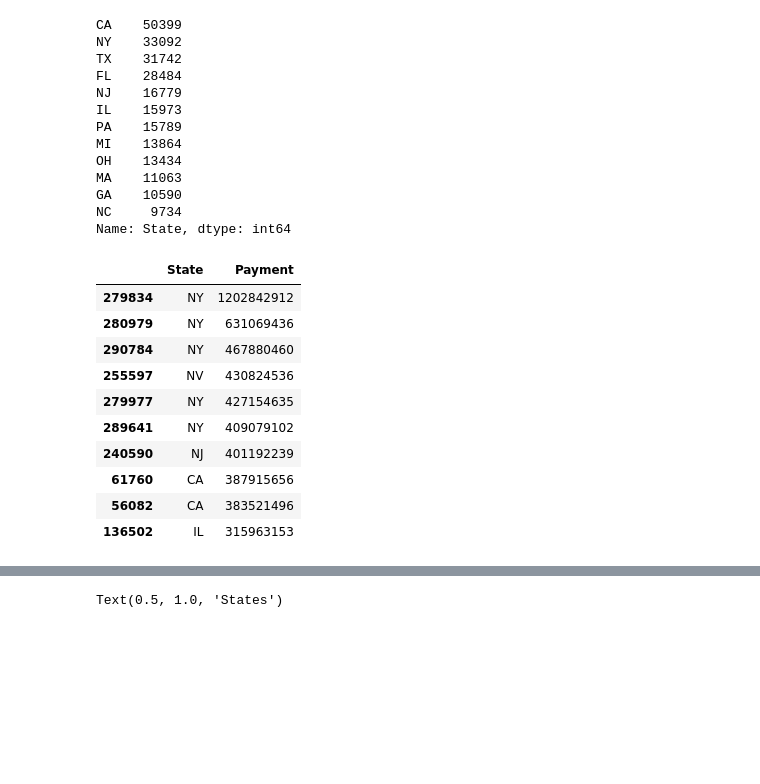
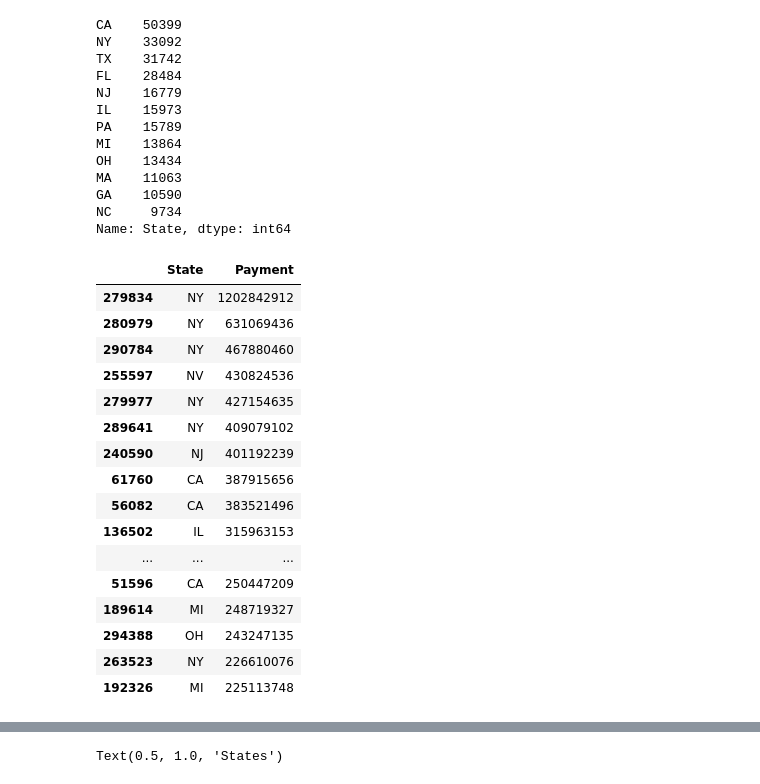
Before and after one commit to Axirts/team_dolphin_grey, a Jupyter notebook: code/data_cleaning_eda.ipynb, the cells around one changed output, grey strips where cells are left out. Drawn from its saved outputs; the diff is of its cells as text; code cells hidden in the pictures; blank space fills up the shorter version.

```diff
--- a/code/data_cleaning_eda.ipynb
+++ b/code/data_cleaning_eda.ipynb
@@ -10,3 +10,7 @@ hhs.head(3)
 | 0 | BRANDON ASTIN DMD LLC | AK | ANCHOR POINT | $113,026 |
 | 1 | ELIZABETH WATNEY | AK | ANCHOR POINT | $724 |
 | 2 | A HAND UP BEHAVIOR SERVICES | AK | ANCHORAGE | $1,191 |
+# %%
+pd.options.display.float_format = '{:.0f}'.format
+claims = pd.read_csv("../dataset/Claims_Reimbursement_to_Health_Care_Providers_and_Facilities_for_Testing__Treatment__and_Vaccine_Administration__of_the_Uninsured.csv")
+claims.head(3)
@@ -71,18 +132,24 @@ NC     9734
 Name: State, dtype: int64
 # %%
 #States with highest payment
-hhs.sort_values('Payment',ascending=False)[['State','Payment']].head(10)
+hhs.sort_values('Payment',ascending=False)[['State','Payment']].head(20)
 # %% [output]
 |  | State | Payment |
 | 279834 | NY | 1202842912 |
 | 280979 | NY | 631069436 |
 | 290784 | NY | 467880460 |
 | 255597 | NV | 430824536 |
 | 279977 | NY | 427154635 |
 | 289641 | NY | 409079102 |
 | 240590 | NJ | 401192239 |
 | 61760 | CA | 387915656 |
 | 56082 | CA | 383521496 |
 | 136502 | IL | 315963153 |
+| ... | ... | ... |
+| 51596 | CA | 250447209 |
+| 189614 | MI | 248719327 |
+| 294388 | OH | 243247135 |
+| 263523 | NY | 226610076 |
+| 192326 | MI | 225113748 |
 # %%
 #Cities with highest payment
```
Also changed, not shown: parts of 13 cells of this notebook, 1 other file.
